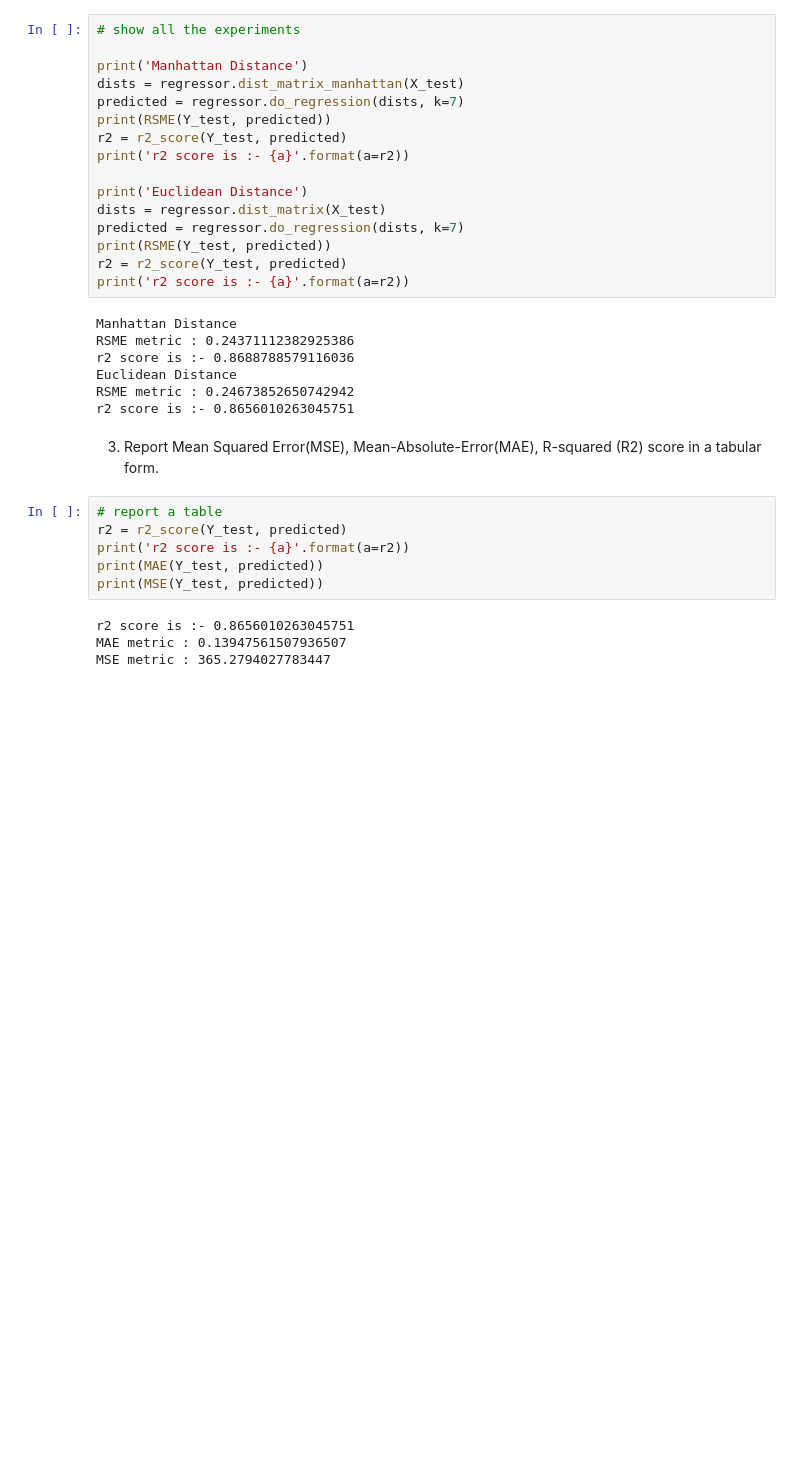
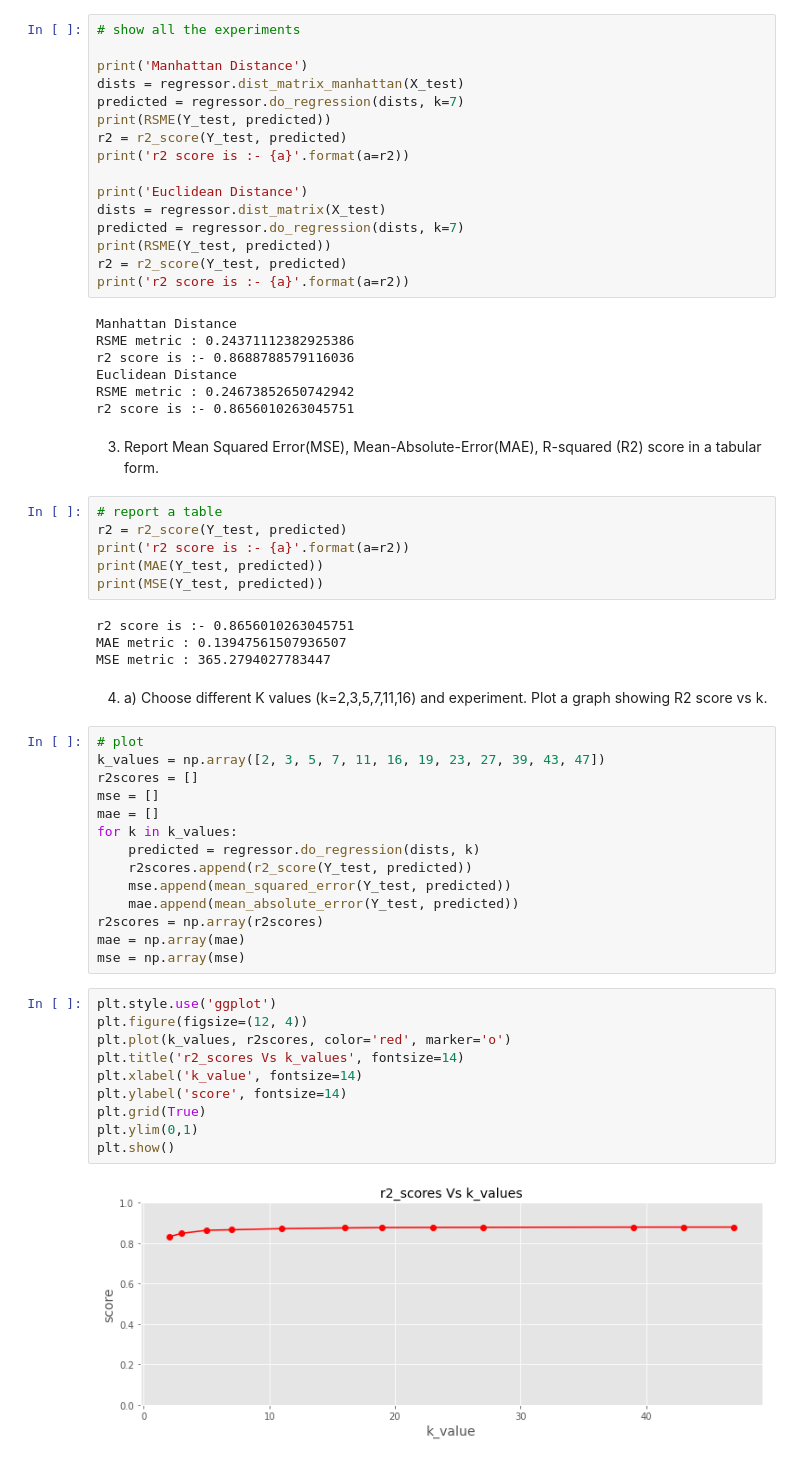
Before and after one commit to kanishk779/SMAI-1, a Jupyter notebook: Assignment1.ipynb, the cells around one changed output. Drawn from its saved outputs; the diff is of its cells as text; blank space fills up the shorter version.

Commit message:
Add plots for metrics vs K values

```diff
--- a/Assignment1.ipynb
+++ b/Assignment1.ipynb
@@ -207,3 +207,31 @@ print(MSE(Y_test, predicted))
 r2 score is :- 0.8656010263045751
 MAE metric : 0.13947561507936507
 MSE metric : 365.2794027783447
+# %% [markdown]
+4.  a) Choose different K values (k=2,3,5,7,11,16) and experiment. Plot a graph showing R2 score vs k.
+# %%
+# plot
+k_values = np.array([2, 3, 5, 7, 11, 16, 19, 23, 27, 39, 43, 47])
+r2scores = []
+mse = []
+mae = []
+for k in k_values:
+    predicted = regressor.do_regression(dists, k)
+    r2scores.append(r2_score(Y_test, predicted))
+    mse.append(mean_squared_error(Y_test, predicted))
+    mae.append(mean_absolute_error(Y_test, predicted))
+r2scores = np.array(r2scores)
+mae = np.array(mae)
+mse = np.array(mse)
+# %%
+plt.style.use('ggplot')
+plt.figure(figsize=(12, 4))
+plt.plot(k_values, r2scores, color='red', marker='o')
+plt.title('r2_scores Vs k_values', fontsize=14)
+plt.xlabel('k_value', fontsize=14)
+plt.ylabel('score', fontsize=14)
+plt.grid(True)
+plt.ylim(0,1)
+plt.show()
+# %% [output]
+[figure, added]
```
Also changed, not shown: parts of 2 cells of this notebook.
